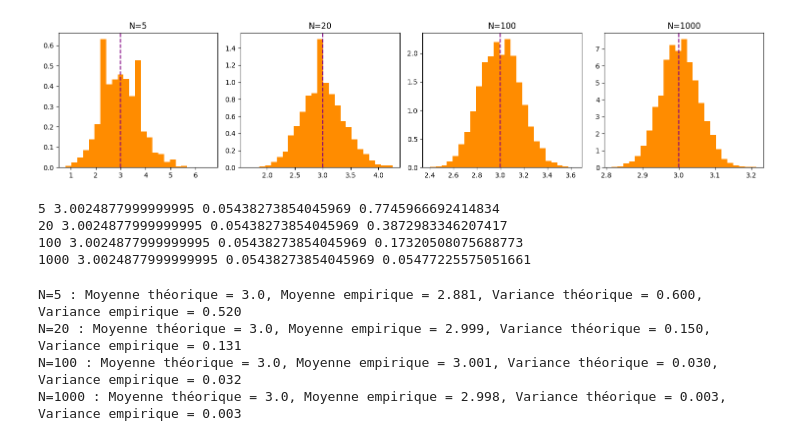
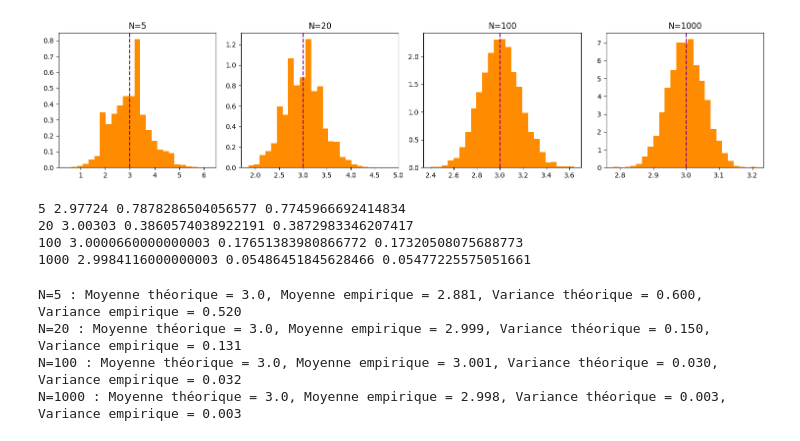
Before and after one commit to Ines-Recio2005/Ilo_Anne_Lea_Mateo_Juan_Ines, a Jupyter notebook: phys_stat.ipynb, the cells around one changed output. Drawn from its saved outputs; the diff is of its cells as text; code cells hidden in the pictures.

```diff
--- a/phys_stat.ipynb
+++ b/phys_stat.ipynb
@@ -41,40 +41,40 @@ print(echantillons)
 # %%
 #Question 2.4 (convergence numérique)
+import numpy as np
 import matplotlib.pyplot as plt
 
 lambda_star = 3.0
 n_rep = 5000
 
 Ns = [5, 20, 100, 1000]
 
 fig, axs = plt.subplots(1, 4, figsize=(15, 3.5))
 
 #Tracage de la distribution empirique
 for i in range(4):
     N = Ns[i]
     lambda_hat = []
     for j in range(n_rep):
         X = np.random.poisson(lambda_star, N)
         lambda_hat.append(np.mean(X))
-    lamda_hat = np.array(lambda_hat)
 
     axs[i].hist(lambda_hat, bins=25, density=True, color='darkorange')
     axs[i].axvline(lambda_star, color='purple', ls='--')
     axs[i].set_title(f"N={N}")
 
 plt.tight_layout()
 plt.show()
 
 #Moyenne et std pour verifier la convergence
 for N in Ns:
-    lam_hat = np.array([np.mean(np.random.poisson(lambda_star, N)) for _ in range(n_rep)])
-    print(N, np.mean(lamda_hat), np.std(lambda_hat), np.sqrt(lambda_star/N))
+    lambda_hat = np.array([np.mean(np.random.poisson(lambda_star, N)) for _ in range(n_rep)])
+    print(N, np.mean(lambda_hat), np.std(lambda_hat), np.sqrt(lambda_star/N))
 # %% [output]
-[figure, old version]
+[figure, new version]
-5 3.0024877999999995 0.05438273854045969 0.7745966692414834
-20 3.0024877999999995 0.05438273854045969 0.3872983346207417
-100 3.0024877999999995 0.05438273854045969 0.17320508075688773
-1000 3.0024877999999995 0.05438273854045969 0.05477225575051661
+5 2.97724 0.7878286504056577 0.7745966692414834
+20 3.00303 0.3860574038922191 0.3872983346207417
+100 3.0000660000000003 0.17651383980866772 0.17320508075688773
+1000 2.9984116000000003 0.05486451845628466 0.05477225575051661
 # %%
 
 import matplotlib.pyplot as plt
```
Also changed, not shown: parts of 2 cells of this notebook.
